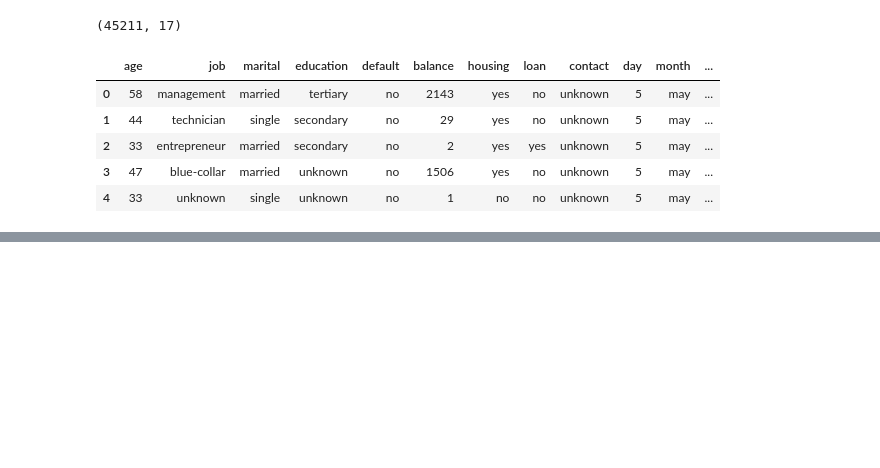
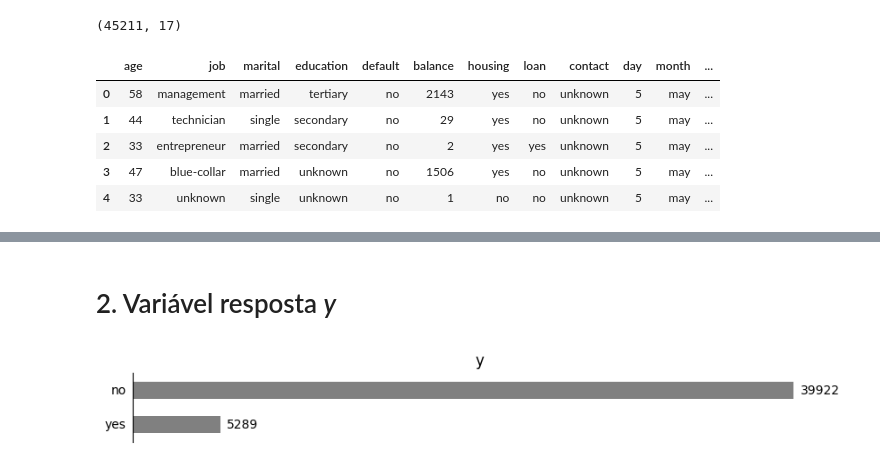
Before and after one commit to BPRateiro/Banking-Dataset, a Jupyter notebook: notebooks/0.0-bpr-eda.ipynb, the cells around one changed output, grey strips where cells are left out. Saved outputs shown, nothing was run; the diff lists cells and outputs as text; code cells hidden in the pictures; blank space fills up the shorter version.

```diff
--- a/notebooks/0.0-bpr-eda.ipynb
+++ b/notebooks/0.0-bpr-eda.ipynb
@@ -55,15 +43,18 @@ Nossa análise exploratória será feita usando apenas dados do conjunto de trei
 # %%
 # Leitura dos dados em CSV
-raw_banking_train = pd.read_csv('data/raw/train.csv', sep = ';')
-raw_banking_test = pd.read_csv('data/raw/train.csv', sep = ';')
+raw_banking_train = pd.read_csv('../data/raw/train.csv', sep = ';')
+raw_banking_test = pd.read_csv('../data/raw/train.csv', sep = ';')
 
 # Convertendo para Parquet na camada bronze
-raw_banking_train.to_parquet('data/bronze/banking_train.parquet')
-raw_banking_test.to_parquet('data/bronze/banking_test.parquet')
+raw_banking_train.to_parquet('../data/bronze/banking_train.parquet')
+raw_banking_test.to_parquet('../data/bronze/banking_test.parquet')
+
+# Lendo os dados convertidos
+bronze_train = pd.read_parquet('../data/bronze/banking_train.parquet')
 
 # Visualizando algumas informações sobre nossos dados
-print(raw_banking_train.shape)
-raw_banking_train.head()
+print(bronze_train.shape)
+bronze_train.head()
 # %% [output]
 (45211, 17)
 |  | age | job | marital | education | default | balance | housing | loan | contact | day | month | ... |
@@ -74,0 +87,5 @@ raw_banking_train.head()
+# %%
+bronze_train['pdays_cat'] = bronze_train['pdays'].apply(lambda x: True if x > 0 else False)
+bronze_train['pdays_num'] = bronze_train['pdays'].apply(lambda x: x if x > 0 else 0)
+
+dfSummary(bronze_train)
@@ -74,0 +118,39 @@ raw_banking_train.head()
+# %% [markdown]
+# <a id='2'></a> 2. Variável resposta *y*
+# %%
+def grafico_barras(coluna, indices_azul=[]):
+    """Cria gráfico de barras para variáveis categóricas"""
+    # Contar as ocorrências de cada categoria na coluna especificada
+    contagem = bronze_train[coluna].value_counts().sort_values(ascending=True)
+    num_categorias = len(contagem)
+
+    # Ajustar a altura do gráfico com base no número de categorias
+    altura = num_categorias * 0.5  # Garante uma altura mínima e ajusta de acordo com o número de categorias
+
+    # Criar o gráfico de barras
+    plt.figure(figsize=(10, altura))
+    ax = contagem.plot(kind='barh', color=['navy' if i in indices_azul else 'gray' for i in range(len(contagem))])
+    plt.title(coluna)  # Simplificar o título para apenas o nome da variável
+    plt.xlabel('')  # Remover o título do eixo x
+    plt.ylabel('')  # Remover o título do eixo y
+    plt.xticks([])  # Remover os ticks do eixo x
+    plt.yticks([])  # Remover os ticks do eixo y
+
+    # Adicionar valores à direita de cada barra com espaçamento
+    max_value = contagem.max()
+    offset = max_value * 0.01  # Define um offset de 1% do valor máximo para espaçamento
+    for index, value in enumerate(contagem):
+        ax.text(value + offset, index, str(value), va='center', ha='left')
+
+    # Adicionar as categorias ao eixo y com espaçamento
+    for index, category in enumerate(contagem.index):
+        ax.text(-offset, index, category, va='center', ha='right', color='black')
+
+    # Remover as linhas dos eixos
+    for spine in ax.spines.values():
+        spine.set_visible(False)
+    ax.spines['left'].set_visible(True) # Exceto à da esquerda
+
+grafico_barras('y')
+# %% [output]
+[figure, added]
```
Also changed, not shown: parts of 6 cells of this notebook, 21 other files.
